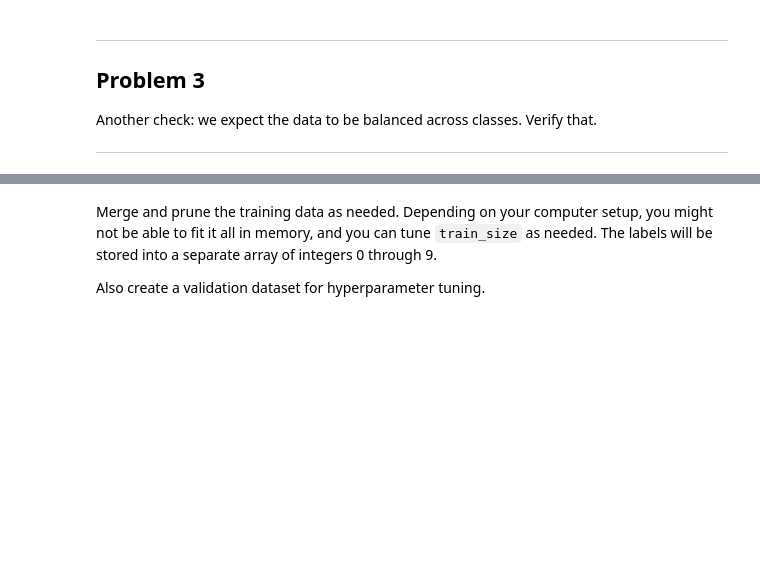
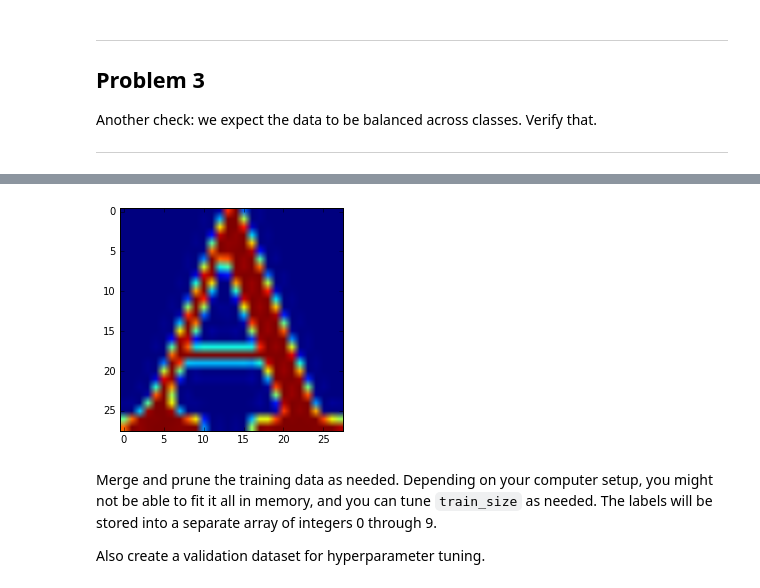
Before and after one commit to rainmaker712/Modu_Image, a Jupyter notebook: udacity/1_notmnist.ipynb, the cells around one changed output, grey strips where cells are left out. Cells and saved outputs as stored; diff of their text form; code cells hidden in the pictures; blank space fills up the shorter version.

```diff
--- a/udacity/1_notmnist.ipynb
+++ b/udacity/1_notmnist.ipynb
@@ -262,3 +265,12 @@ plt.scatter(A_disp[0], A_disp[1])""""""
+# %%
+np.random.seed(133)
+def randomize(dataset, labels):
+  permutation = np.random.permutation(labels.shape[0])
+  shuffled_dataset = dataset[permutation,:,:]
+  shuffled_labels = labels[permutation]
+  return shuffled_dataset, shuffled_labels
+train_dataset, train_labels = randomize(train_dataset, train_labels)
+test_dataset, test_labels = randomize(test_dataset, test_labels)
 # %% [markdown]
 ---
 Problem 3
@@ -268,4 +280,6 @@ Another check: we expect the data to be balanced across classes. Verify that.
 ---
 # %%
 #TODO3: FIND OUT HOW TO SOLVE THIS
+display(test_labels[0])
+plt.imshow(test_dataset[0]);
 # %% [output]
@@ -273,3 +287,4 @@ SyntaxError: invalid syntax (<ipython-input-25-a7117bba7ed5>, line 4)
+[figure, added]
 # %% [markdown]
 Merge and prune the training data as needed. Depending on your computer setup, you might not be able to fit it all in memory, and you can tune `train_size` as needed. The labels will be stored into a separate array of integers 0 through 9.
 
```
Also changed, not shown: parts of 8 cells of this notebook, 1 other file.
